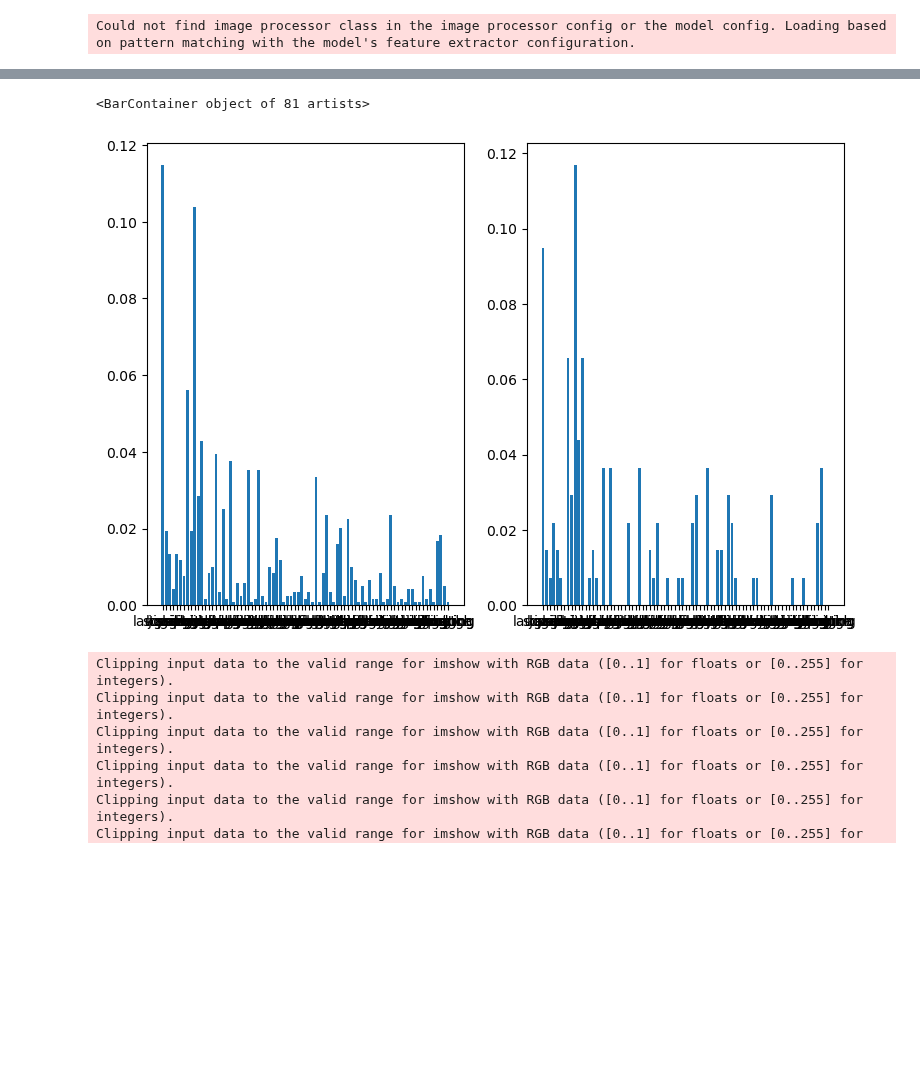
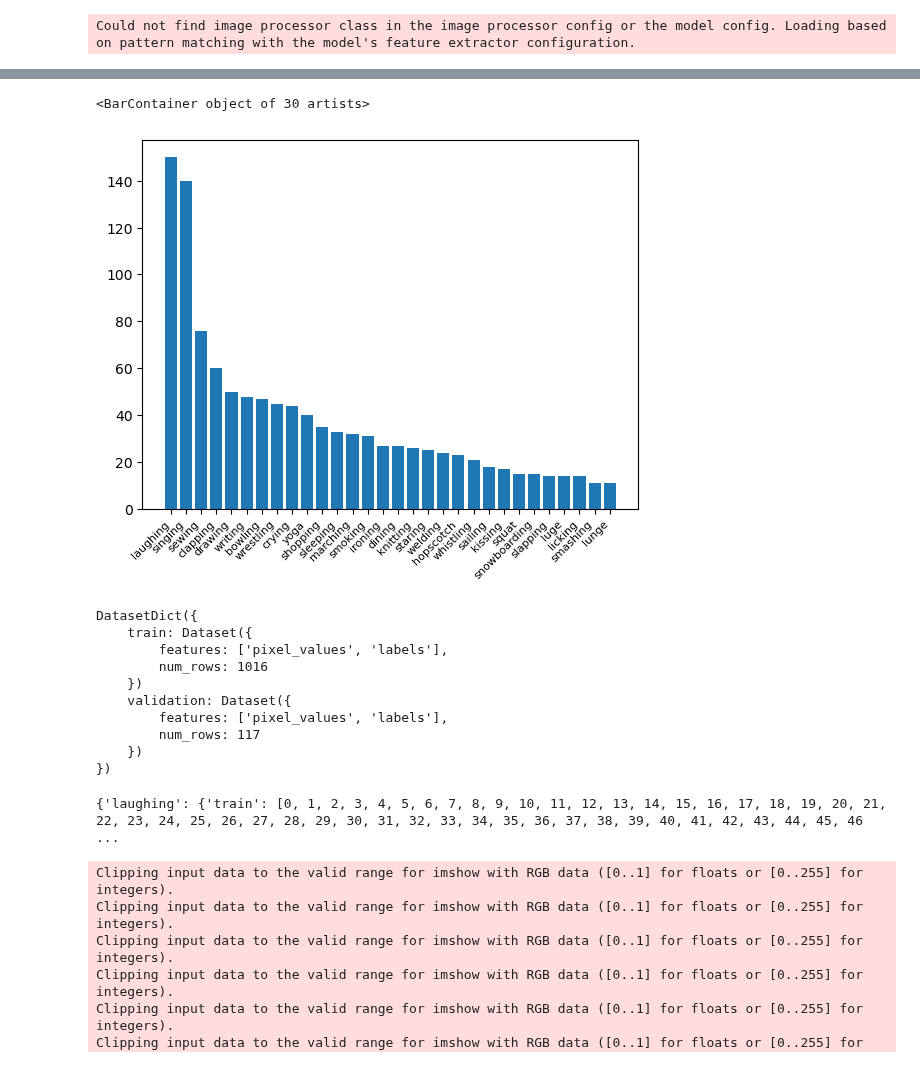
Before and after one commit to Neleac/SpaceTimeGPT, a Jupyter notebook: data_vis.ipynb, the cells around one changed output, grey strips where cells are left out. Cells and saved outputs as stored; diff of their text form; code cells hidden in the pictures; blank space fills up the shorter version.

Commit message:
same k600 classes in both train and val

```diff
--- a/data_vis.ipynb
+++ b/data_vis.ipynb
@@ -108,0 +124,24 @@ actions_count
+# %%
+info = {}
+
+train_idxs, val_idxs = [], []
+count_actions = []
+
+for action, idxs in actions_idxs.items():
+    count = len(idxs)
+    if count > 10:
+        pivot = int(0.91 * count)
+        train_split, val_split = idxs[:pivot], idxs[pivot:]
+
+        if action not in info:
+            info[action] = {"train": [], "val": []}
+        info[action]["train"].extend([x for x in range(len(train_idxs), len(train_idxs) + len(train_split))])
+        info[action]["val"].extend([x for x in range(len(val_idxs), len(val_idxs) + len(val_split))])
+
+        train_idxs.extend(train_split)
+        val_idxs.extend(val_split)
+
+        count_actions.append((count, action))
+
+count_actions.sort(reverse=True)
+count_actions
@@ -109,19 +166,28 @@ actions_count
 # %%
-fig = plt.figure(figsize = (9, 6))
-
-train, val = [], []
-for action in actions_count:
-    t, v = actions_count[action]
-    train.append(t)
-    val.append(v)
-
-fig.add_subplot(1, 2, 1)
-plt.bar(list(actions_count.keys()), train)
-fig.add_subplot(1, 2, 2)
-plt.bar(list(actions_count.keys()), val)
+plt.xticks(rotation=45, ha="right", fontsize=8)
+plt.bar([action for _, action in count_actions], [count for count, _ in count_actions])
 # %% [output]
-<BarContainer object of 81 artists>
+<BarContainer object of 30 artists>
-[figure, old version]
+[figure, new version]
+# %%
+dataset["train"] = combined.select(train_idxs)
+dataset["validation"] = combined.select(val_idxs)
+dataset
+# %% [output]
+DatasetDict({
+    train: Dataset({
+        features: ['pixel_values', 'labels'],
+        num_rows: 1016
+    })
+    validation: Dataset({
+        features: ['pixel_values', 'labels'],
+        num_rows: 117
+    })
+})
+# %%
+info
+# %% [output]
+{'laughing': {'train': [0, 1, 2, 3, 4, 5, 6, 7, 8, 9, 10, 11, 12, 13, 14, 15, 16, 17, 18, 19, 20, 21, 22, 23, 24, 25, 26, 27, 28, 29, 30, 31, 32, 33, 34, 35, 36, 37, 38, 39, 40, 41, 42, 43, 44, 45, 46 ...
 # %%
 dataset = load_from_disk("dataset/processed_frames_8")
 dataset.set_format(type="numpy")
```
Also changed, not shown: parts of 7 cells of this notebook.
